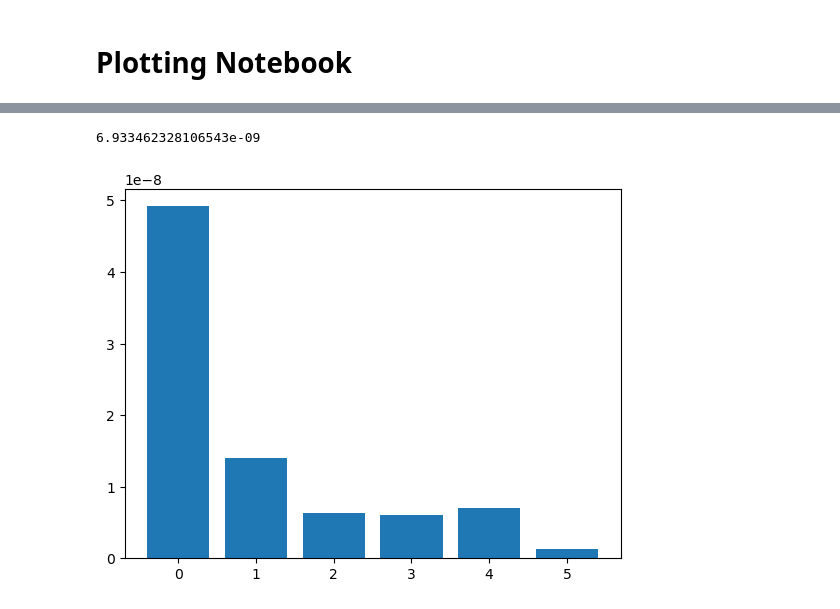
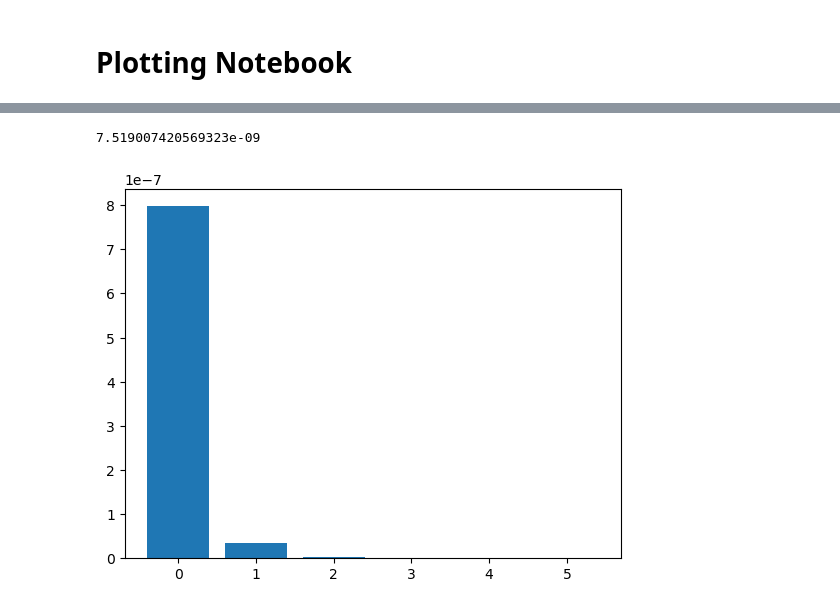
Before and after one commit to jakenef/project-rsa, a Jupyter notebook: analysis.ipynb, the cells around one changed output, grey strips where cells are left out. Drawn from its saved outputs; the diff is of its cells as text; code cells hidden in the pictures.

```diff
--- a/analysis.ipynb
+++ b/analysis.ipynb
@@ -27,15 +43,31 @@ print(function_round_times)
 # %%
 # Estimate k
 # O(n)
 # kk = [y / (insert theoretical guess of n) for n, y in function_round_times.items()]
+encrypt = {
+    64: 13.37600,
+    128: 9.49025,
+    256: 8.48103,
+    512: 16.37793,
+    1024: 28.74231,
+    2048: 34.93714
+}
+decrypt = {
+    64: 395.66207,
+    128: 894.23227,
+    256: 2713.40394,
+    512: 8215.32679,
+    1024: 29534.30200,
+    2048: 99064.95285
+}
 
-kk = [y / n**4 for n, y in function_round_times.items()]
+kk = [y / n**4 for n, y in encrypt.items()]
 plt.bar(range(len(kk)), kk)
 
 k_theory = sum(kk[1:])/len(kk[1:])
 print(k_theory) # Measured constant of proportionality for theoretical order (when using theoretial in n spot, then empirical when use it again)
 # %% [output]
-6.933462328106543e-09
+7.519007420569323e-09
-[figure, old version]
+[figure, new version]
 # %%
 plt.plot(
```
Also changed, not shown: parts of 7 cells of this notebook, 21 other files.
